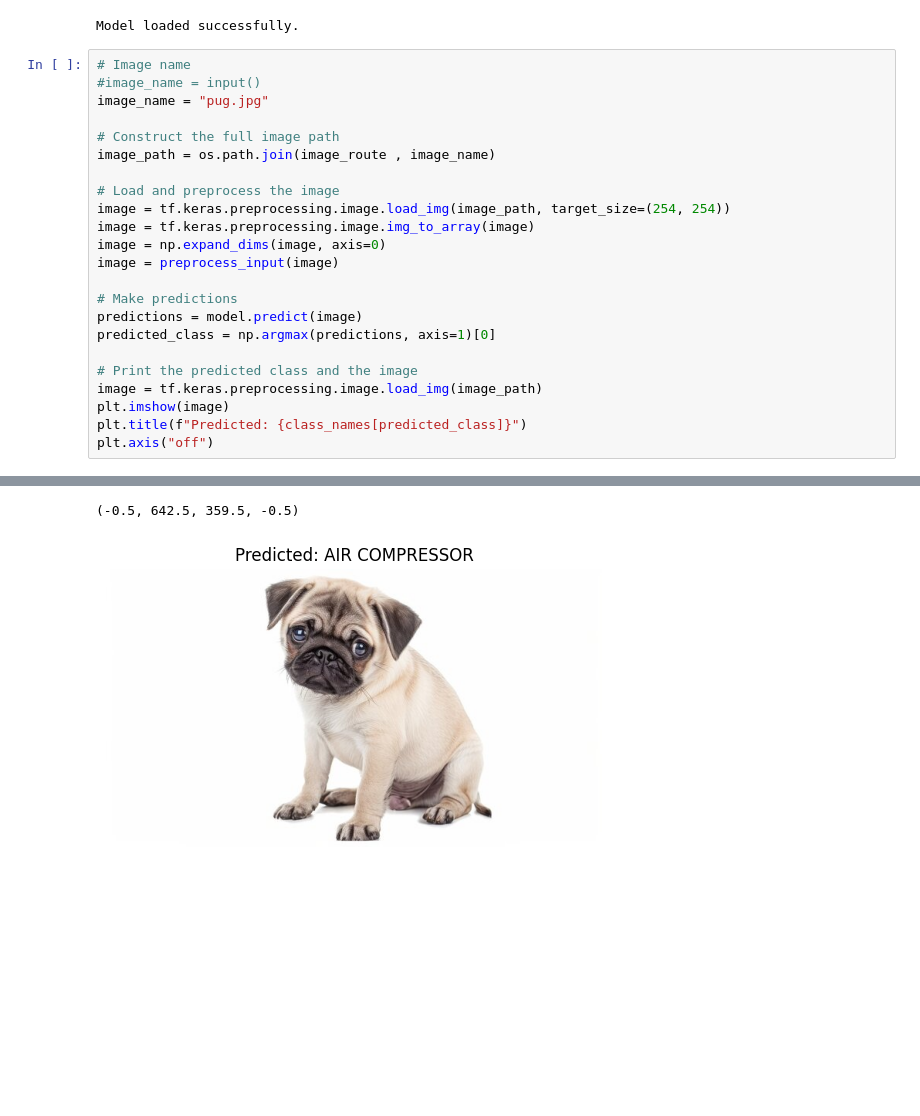
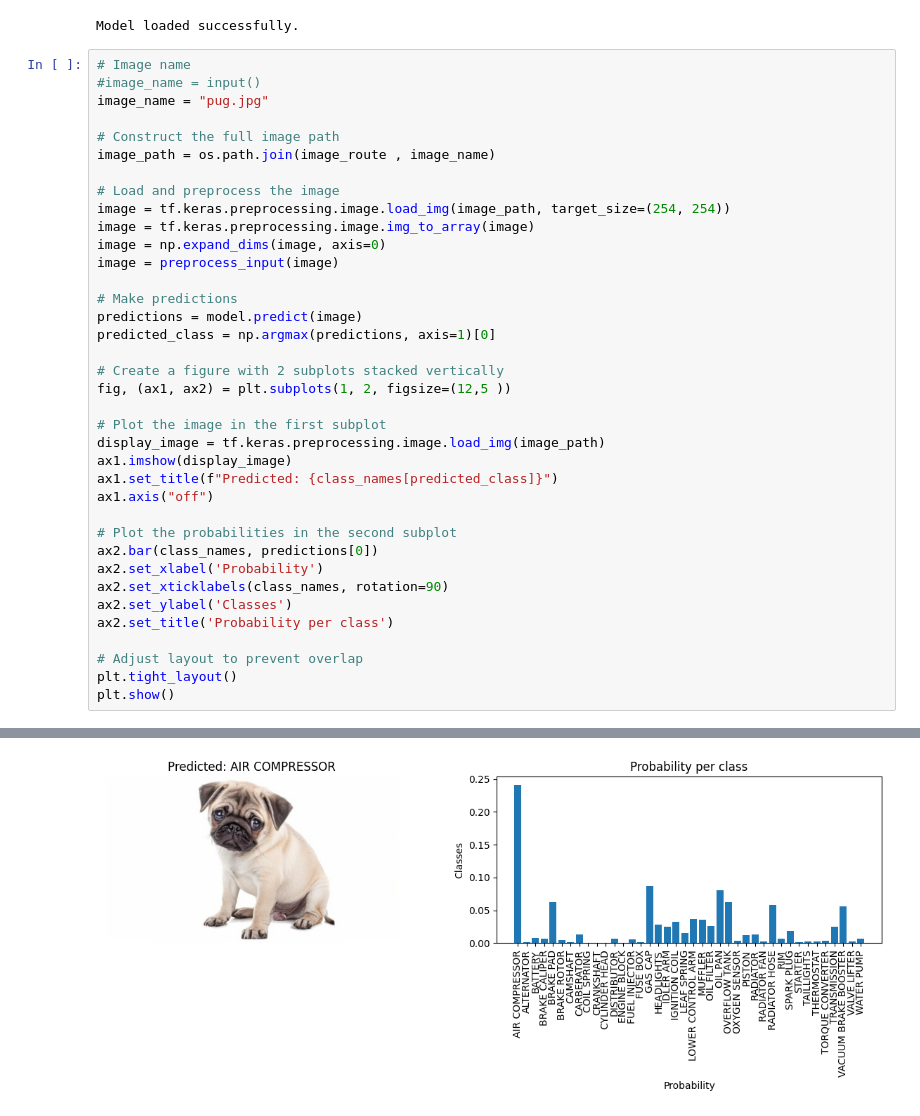
Before and after one commit to ElGonan/carssification_AI, a Jupyter notebook: model_exe.ipynb, the cells around one changed output, grey strips where cells are left out. Saved outputs shown, nothing was run; the diff lists cells and outputs as text; blank space fills up the shorter version.

```diff
--- a/model_exe.ipynb
+++ b/model_exe.ipynb
@@ -61,9 +61,23 @@ image = preprocess_input(image)
 predictions = model.predict(image)
 predicted_class = np.argmax(predictions, axis=1)[0]
 
-# Print the predicted class and the image
-image = tf.keras.preprocessing.image.load_img(image_path)
-plt.imshow(image)
-plt.title(f"Predicted: {class_names[predicted_class]}")
-plt.axis("off")
+# Create a figure with 2 subplots stacked vertically
+fig, (ax1, ax2) = plt.subplots(1, 2, figsize=(12,5 ))
+
+# Plot the image in the first subplot
+display_image = tf.keras.preprocessing.image.load_img(image_path)
+ax1.imshow(display_image)
+ax1.set_title(f"Predicted: {class_names[predicted_class]}")
+ax1.axis("off")
+
+# Plot the probabilities in the second subplot
+ax2.bar(class_names, predictions[0])
+ax2.set_xlabel('Probability')
+ax2.set_xticklabels(class_names, rotation=90)
+ax2.set_ylabel('Classes')
+ax2.set_title('Probability per class')
+
+# Adjust layout to prevent overlap
+plt.tight_layout()
+plt.show()
 # %% [output]
@@ -71,2 +85 @@ plt.axis("off")
-(-0.5, 642.5, 359.5, -0.5)
-[figure, old version]
+[figure, new version]
```
Also changed, not shown: parts of 1 cell of this notebook, 9 other files.
